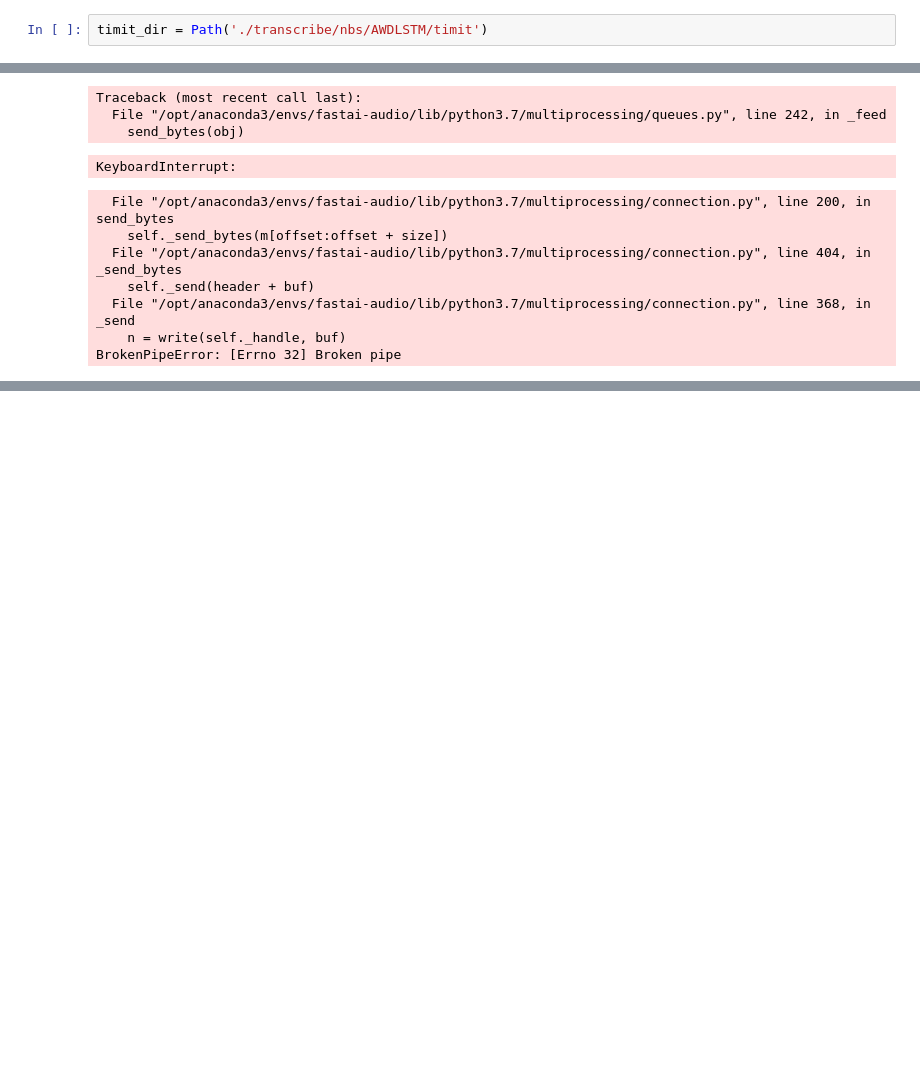
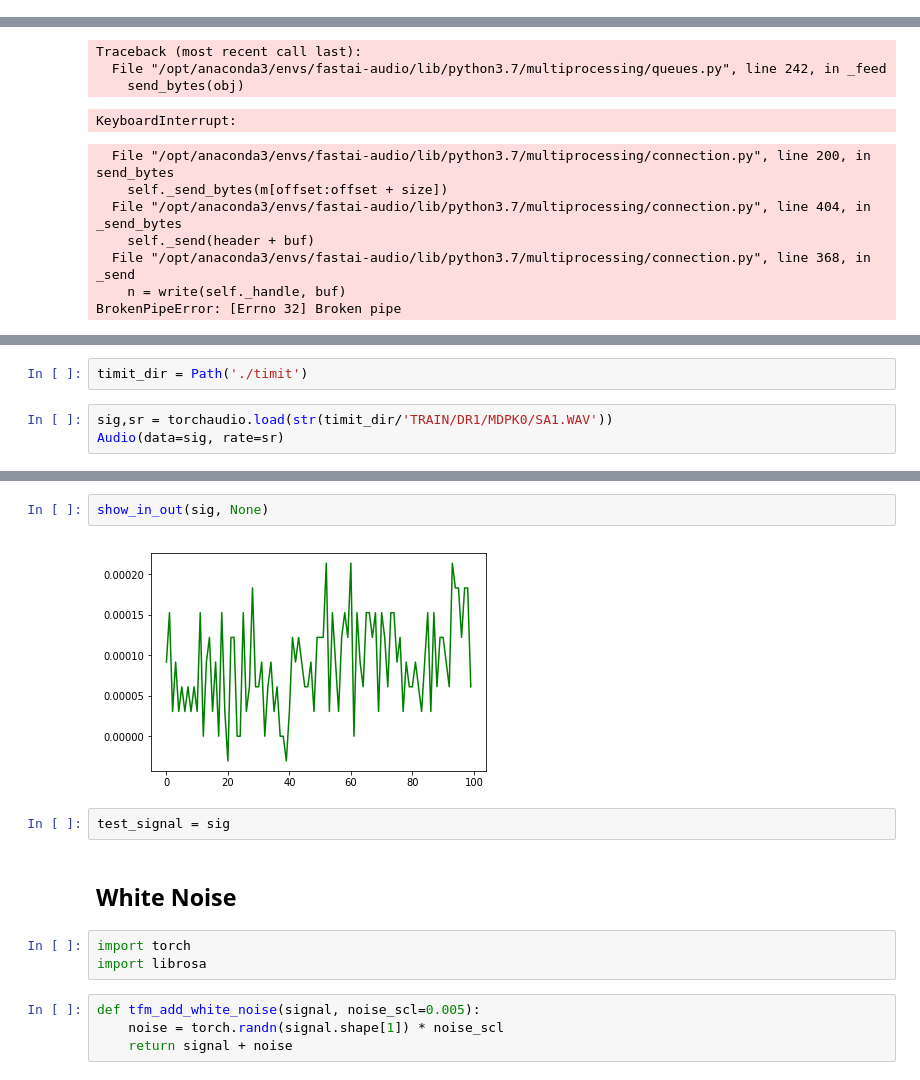
Before and after one commit to fastaudio/fastai_audio, a Jupyter notebook: Audio_AWD_LSTM.ipynb, the cells around one changed output, grey strips where cells are left out. Cells and saved outputs as stored; diff of their text form; blank space fills up the shorter version.

Commit message:
new data augmentation functions

```diff
--- a/Audio_AWD_LSTM.ipynb
+++ b/Audio_AWD_LSTM.ipynb
@@ -77,2 +87,0 @@ learn.predict("What do you want", n_words=30)
-# %%
-timit_dir = Path('./transcribe/nbs/AWDLSTM/timit')
@@ -342,0 +313,5 @@ BrokenPipeError: [Errno 32] Broken pipe
+# %%
+timit_dir = Path('./timit')
+# %%
+sig,sr = torchaudio.load(str(timit_dir/'TRAIN/DR1/MDPK0/SA1.WAV'))
+Audio(data=sig, rate=sr)
@@ -342,0 +320,15 @@ BrokenPipeError: [Errno 32] Broken pipe
+# %%
+show_in_out(sig, None)
+# %% [output]
+[figure, added]
+# %%
+test_signal = sig
+# %% [markdown]
+## White Noise
+# %%
+import torch
+import librosa
+# %%
+def tfm_add_white_noise(signal, noise_scl=0.005):
+    noise = torch.randn(signal.shape[1]) * noise_scl
+    return signal + noise
```
Also changed, not shown: parts of 33 cells of this notebook.
